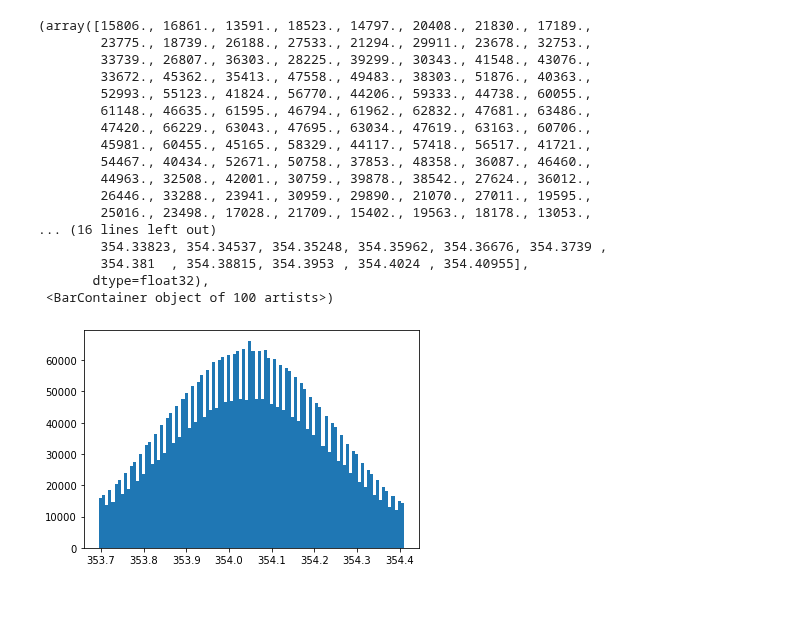
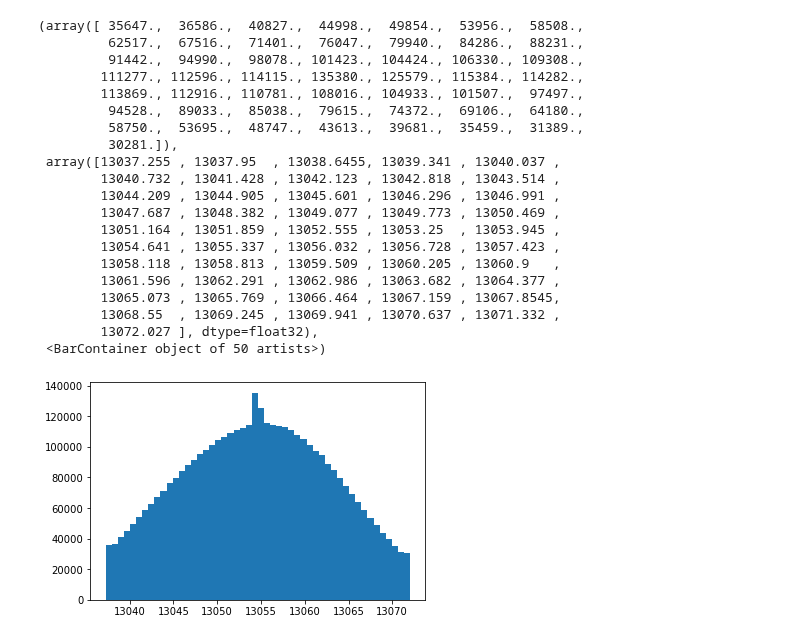
Before and after one commit to lsst-uk/lsst-ir-fusion, a Jupyter notebook: dmu4/dmu4_Example/6_DevelopConfidenceMaps.ipynb, the cells around one changed output. Drawn from its saved outputs; the diff is of its cells as text; code cells hidden in the pictures; blank space fills up the shorter version.

```diff
--- a/dmu4/dmu4_Example/6_DevelopConfidenceMaps.ipynb
+++ b/dmu4/dmu4_Example/6_DevelopConfidenceMaps.ipynb
@@ -128,7 +62,7 @@ skymaps
 videoTest
 # %%
 # Define the dataId
-dataId = {'instrument':'VIRCAM','filter': 'K', 'exposure': 658653, 'detector': 9}
+dataId = {'instrument':'VIRCAM','physical_filter': 'VIRCAM-Ks', 'exposure': 658653, 'detector': 1}
 butler = Butler(repo, collections='VIRCAM/raw/all')
 ccdExposure = butler.get('raw', **dataId)
 # %% [output]
@@ -139,8 +73,8 @@ detectorId 9 type <class 'int'>
 # %%
 # Define the dataId
-dataId = {'instrument':'VIRCAM','filter': 'K', 'visit': 658653, 'detector': 9}
+dataId = {'instrument':'VIRCAM','physical_filter': 'VIRCAM-Ks', 'exposure': 658653, 'detector': 1}
 butler = Butler(repo, collections='videoTest')
-confidence = butler.get('confidence3', **dataId)
+confidence = butler.get('confidence', **dataId)
 # %% [output]
 Ignoring Error calculating property 'temperature' using translator <class 'lsst.obs.vista.translators.vircam.VircamTranslator'> and file /Users/raphaelshirley/Documents/github/lsst-ir-fusion/dmu4/dmu4 ...
 Ignoring Error calculating property 'altaz_begin' using translator <class 'lsst.obs.vista.translators.vircam.VircamTranslator'> and file /Users/raphaelshirley/Documents/github/lsst-ir-fusion/dmu4/dmu4 ...
@@ -300,5 +269,0 @@ ampGlob.
-# %%
-dataId = {'instrument':'VIRCAM','filter': 'K', 'visit': 658653, 'detector': 9}
-butler = Butler(repo, collections='videoTest')
-confidence = butler.get('confidence3', **dataId)
-ccdExposure.
@@ -371,23 +350,26 @@ plt.imshow(np.log(out.getVariance().array))
 # %%
-plt.hist(out.getVariance().array.flatten(),bins=100,
-         range=[np.percentile(out.getVariance().array.flatten(),5),np.percentile(out.getVariance().array.flatten(),95)]
-        )
+plt.hist(result.exposure.image.array.flatten(),bins=50,
+         range=[np.percentile(result.exposure.image.array.flatten(),5 ),
+               np.percentile(result.exposure.image.array.flatten(),95 )])
 # %% [output]
-(array([15806., 16861., 13591., 18523., 14797., 20408., 21830., 17189.,
-        23775., 18739., 26188., 27533., 21294., 29911., 23678., 32753.,
-        33739., 26807., 36303., 28225., 39299., 30343., 41548., 43076.,
-        33672., 45362., 35413., 47558., 49483., 38303., 51876., 40363.,
-        52993., 55123., 41824., 56770., 44206., 59333., 44738., 60055.,
-        61148., 46635., 61595., 46794., 61962., 62832., 47681., 63486.,
-        47420., 66229., 63043., 47695., 63034., 47619., 63163., 60706.,
-        45981., 60455., 45165., 58329., 44117., 57418., 56517., 41721.,
-        54467., 40434., 52671., 50758., 37853., 48358., 36087., 46460.,
-        44963., 32508., 42001., 30759., 39878., 38542., 27624., 36012.,
-        26446., 33288., 23941., 30959., 29890., 21070., 27011., 19595.,
-        25016., 23498., 17028., 21709., 15402., 19563., 18178., 13053.,
-... (16 lines left out)
-        354.33823, 354.34537, 354.35248, 354.35962, 354.36676, 354.3739 ,
-        354.381  , 354.38815, 354.3953 , 354.4024 , 354.40955],
-       dtype=float32),
- <BarContainer object of 100 artists>)
+(array([ 35647.,  36586.,  40827.,  44998.,  49854.,  53956.,  58508.,
+         62517.,  67516.,  71401.,  76047.,  79940.,  84286.,  88231.,
+         91442.,  94990.,  98078., 101423., 104424., 106330., 109308.,
+        111277., 112596., 114115., 135380., 125579., 115384., 114282.,
+        113869., 112916., 110781., 108016., 104933., 101507.,  97497.,
+         94528.,  89033.,  85038.,  79615.,  74372.,  69106.,  64180.,
+         58750.,  53695.,  48747.,  43613.,  39681.,  35459.,  31389.,
+         30281.]),
+ array([13037.255 , 13037.95  , 13038.6455, 13039.341 , 13040.037 ,
+        13040.732 , 13041.428 , 13042.123 , 13042.818 , 13043.514 ,
+        13044.209 , 13044.905 , 13045.601 , 13046.296 , 13046.991 ,
+        13047.687 , 13048.382 , 13049.077 , 13049.773 , 13050.469 ,
+        13051.164 , 13051.859 , 13052.555 , 13053.25  , 13053.945 ,
+        13054.641 , 13055.337 , 13056.032 , 13056.728 , 13057.423 ,
+        13058.118 , 13058.813 , 13059.509 , 13060.205 , 13060.9   ,
+        13061.596 , 13062.291 , 13062.986 , 13063.682 , 13064.377 ,
+        13065.073 , 13065.769 , 13066.464 , 13067.159 , 13067.8545,
+        13068.55  , 13069.245 , 13069.941 , 13070.637 , 13071.332 ,
+        13072.027 ], dtype=float32),
+ <BarContainer object of 50 artists>)
-[figure, old version]
+[figure, new version]
```
Also changed, not shown: parts of 36 cells of this notebook, 24 other files.
